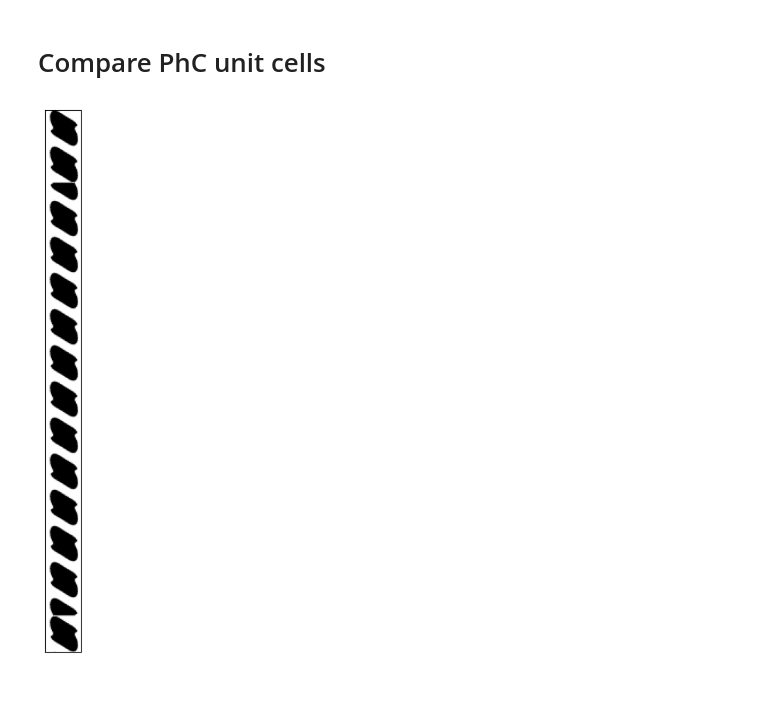
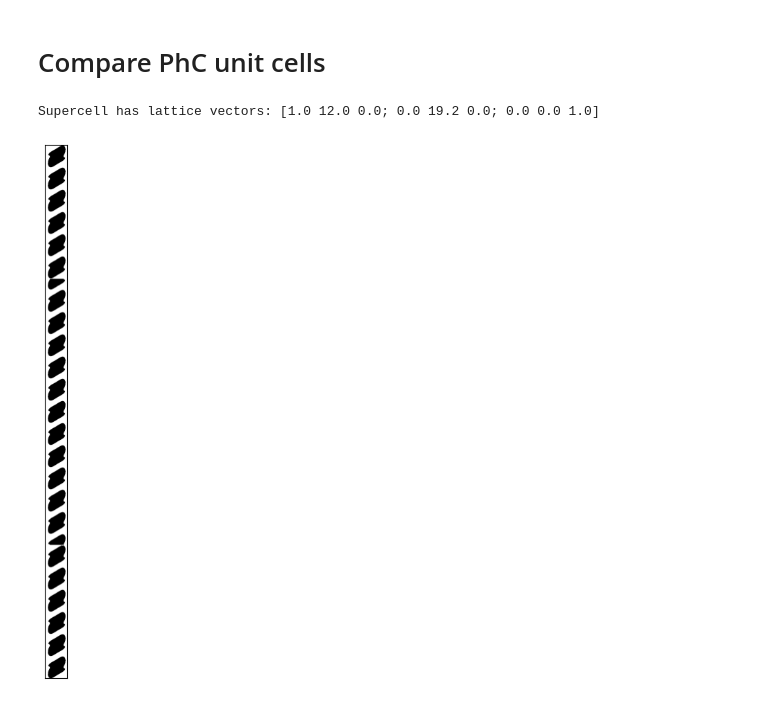
Before and after one commit to AliGhorashiCMT/Sparse-networks-for-topological-photonics, a Jupyter notebook: rectangular_lattices/inverse_design_edge_states.ipynb, the cells around one changed output. Cells and saved outputs as stored; diff of their text form; code cells hidden in the pictures.

```diff
--- a/rectangular_lattices/inverse_design_edge_states.ipynb
+++ b/rectangular_lattices/inverse_design_edge_states.ipynb
@@ -136,19 +196,23 @@ xticks([-0.5, -0.25, 0, 0.25, 0.5]);
 # %% [markdown]
 # Compare PhC unit cells
 # %%
-idx = 464
 filename = "dim2-sg2-100464-res32-tm-epsilon.h5"
 f = h5open(edge_state_dir * filename, "r")
-epsilon1 = f["data"][];
+epsilon2 = f["data"][];
+Rs=f["lattice vectors"][];
 close(f)
+# %%
+println("Supercell has lattice vectors: ", round.(Rs, digits=3))
+# %% [output]
+Supercell has lattice vectors: [1.0 12.0 0.0; 0.0 19.2 0.0; 0.0 0.0 1.0]
 # %%
 figure(figsize=(10, 10))
-imshow(epsilon1, cmap="Greys")
-ylim(32*5, 32*20)
+imshow(epsilon2, cmap="Greys")
+#ylim(32*1.5, 32*2.5)
 yticks([])
 xticks([]);
 # %% [output]
-[figure, old version]
+[figure, new version]
 # %%
 idx = 464
 filename = "dim2-sg2-$(idx+20000*5)-res64-tm-epsilon.h5"
```
Also changed, not shown: parts of 17 cells of this notebook.
